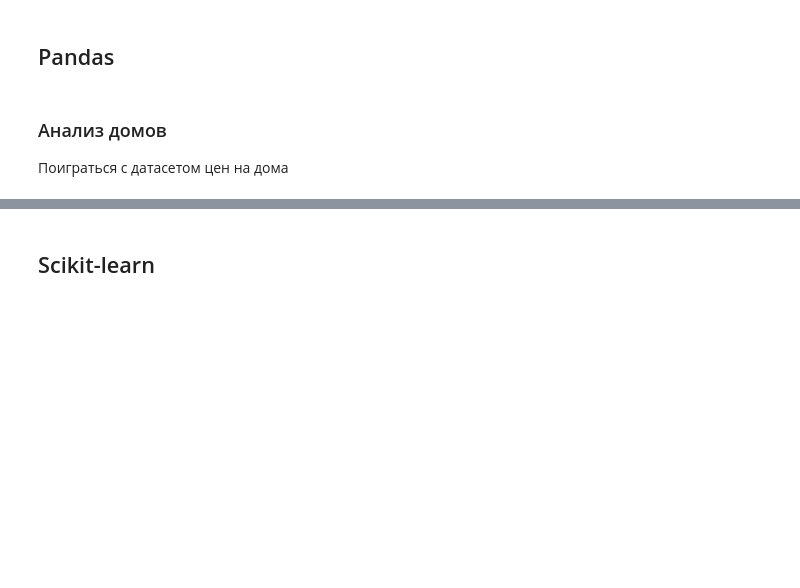
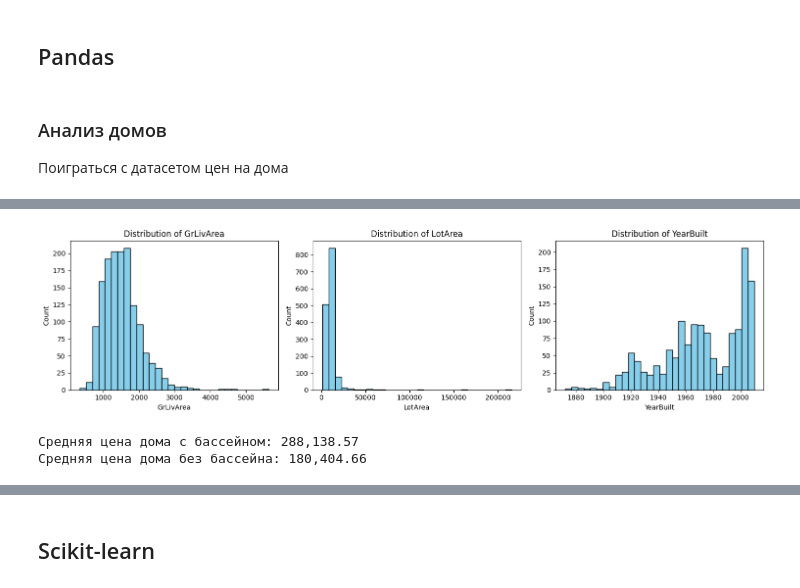
Before and after one commit to poslam/sem6-ds, a Jupyter notebook: ml/labs/1/1.ipynb, the cells around one changed output, grey strips where cells are left out. Drawn from its saved outputs; the diff is of its cells as text; code cells hidden in the pictures; blank space fills up the shorter version.

```diff
--- a/ml/labs/1/1.ipynb
+++ b/ml/labs/1/1.ipynb
@@ -111,0 +142,26 @@ assert dist(v1, v2).round(8) == np.linalg.norm(v1 - v2).round(8)
+# %%
+hist_cols = ['GrLivArea', 'LotArea', 'YearBuilt']
+
+plt.figure(figsize=(15, 4))
+
+for i, col in enumerate(hist_cols):
+    plt.subplot(1, 3, i + 1)
+    plt.hist(df[col].dropna(), bins=30, color='skyblue', edgecolor='black')
+    plt.xlabel(col)
+    plt.ylabel('Count')
+    plt.title(f'Distribution of {col}')
+
+plt.tight_layout()
+plt.show()
+# %% [output]
+[figure, added]
+# %%
+with_pool = df[df['PoolArea'] > 0]['SalePrice'].mean()
+
+without_pool = df[df['PoolArea'] == 0]['SalePrice'].mean()
+
+print(f"Средняя цена дома с бассейном: {with_pool:,.2f}")
+print(f"Средняя цена дома без бассейна: {without_pool:,.2f}")
+# %% [output]
+Средняя цена дома с бассейном: 288,138.57
+Средняя цена дома без бассейна: 180,404.66
```
Also changed, not shown: parts of 14 cells of this notebook, 1 other file.
